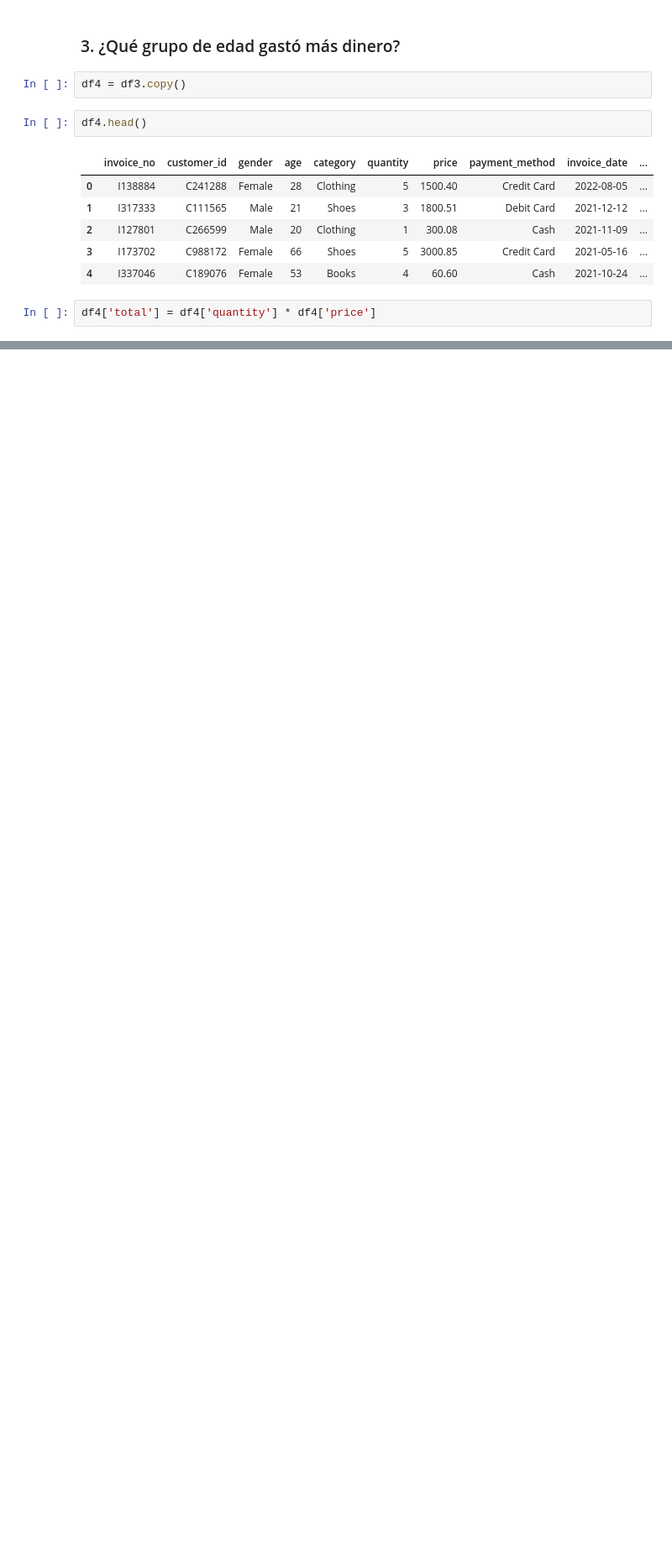
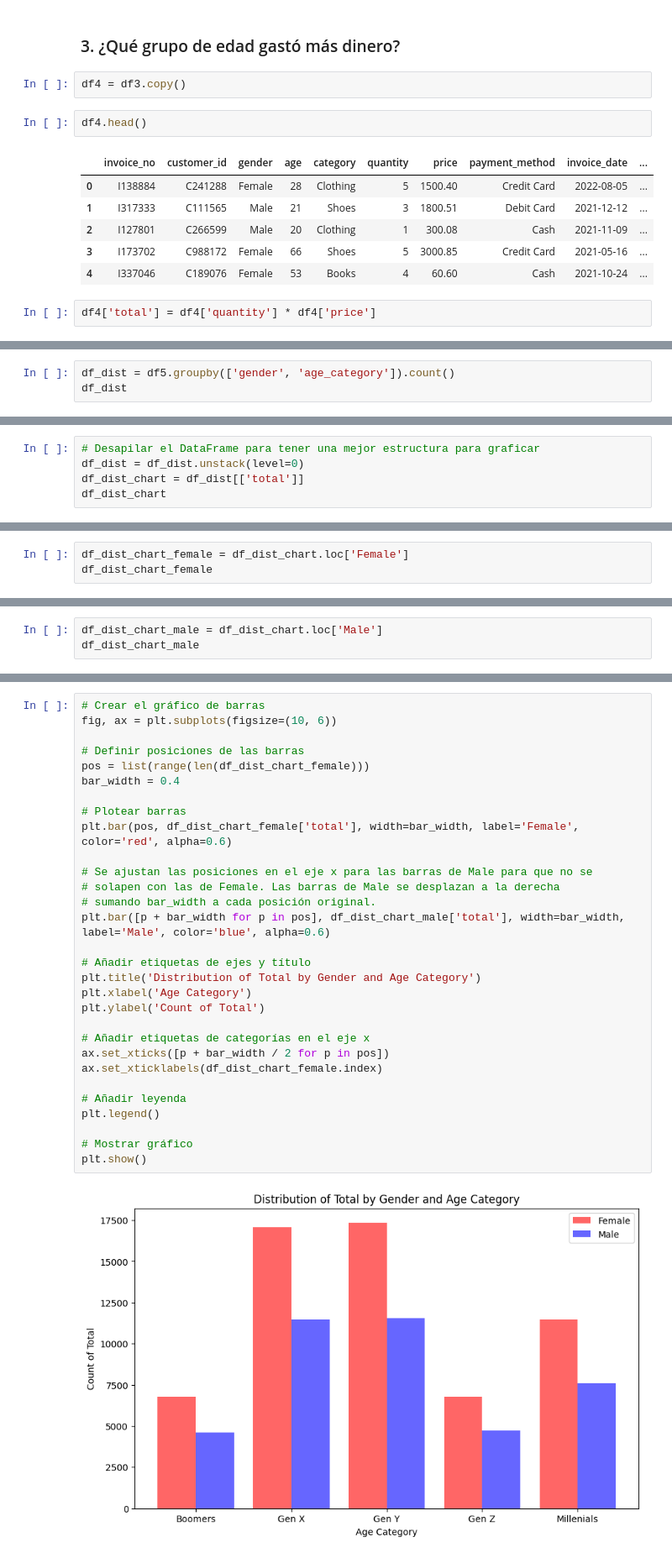
Before and after one commit to Maxterjs99/retail-project, a Jupyter notebook: retail.ipynb, the cells around one changed output, grey strips where cells are left out. Shown at 84% size. Saved outputs shown, nothing was run; the diff lists cells and outputs as text; blank space fills up the shorter version.

```diff
--- a/retail.ipynb
+++ b/retail.ipynb
@@ -292,0 +312,3 @@ plt.show()
+# %%
+df_dist = df5.groupby(['gender', 'age_category']).count()
+df_dist
@@ -292,0 +328,5 @@ plt.show()
+# %%
+# Desapilar el DataFrame para tener una mejor estructura para graficar
+df_dist = df_dist.unstack(level=0)
+df_dist_chart = df_dist[['total']]
+df_dist_chart
@@ -292,0 +346,3 @@ plt.show()
+# %%
+df_dist_chart_female = df_dist_chart.loc['Female']
+df_dist_chart_female
@@ -292,0 +357,3 @@ plt.show()
+# %%
+df_dist_chart_male = df_dist_chart.loc['Male']
+df_dist_chart_male
@@ -292,0 +368,32 @@ plt.show()
+# %%
+# Crear el gráfico de barras
+fig, ax = plt.subplots(figsize=(10, 6))
+
+# Definir posiciones de las barras
+pos = list(range(len(df_dist_chart_female)))
+bar_width = 0.4
+
+# Plotear barras
+plt.bar(pos, df_dist_chart_female['total'], width=bar_width, label='Female', color='red', alpha=0.6)
+
+# Se ajustan las posiciones en el eje x para las barras de Male para que no se
+# solapen con las de Female. Las barras de Male se desplazan a la derecha
+# sumando bar_width a cada posición original.
+plt.bar([p + bar_width for p in pos], df_dist_chart_male['total'], width=bar_width, label='Male', color='blue', alpha=0.6)
+
+# Añadir etiquetas de ejes y título
+plt.title('Distribution of Total by Gender and Age Category')
+plt.xlabel('Age Category')
+plt.ylabel('Count of Total')
+
+# Añadir etiquetas de categorías en el eje x
+ax.set_xticks([p + bar_width / 2 for p in pos])
+ax.set_xticklabels(df_dist_chart_female.index)
+
+# Añadir leyenda
+plt.legend()
+
+# Mostrar gráfico
+plt.show()
+# %% [output]
+[figure, added]
```
Also changed, not shown: parts of 11 cells of this notebook.
